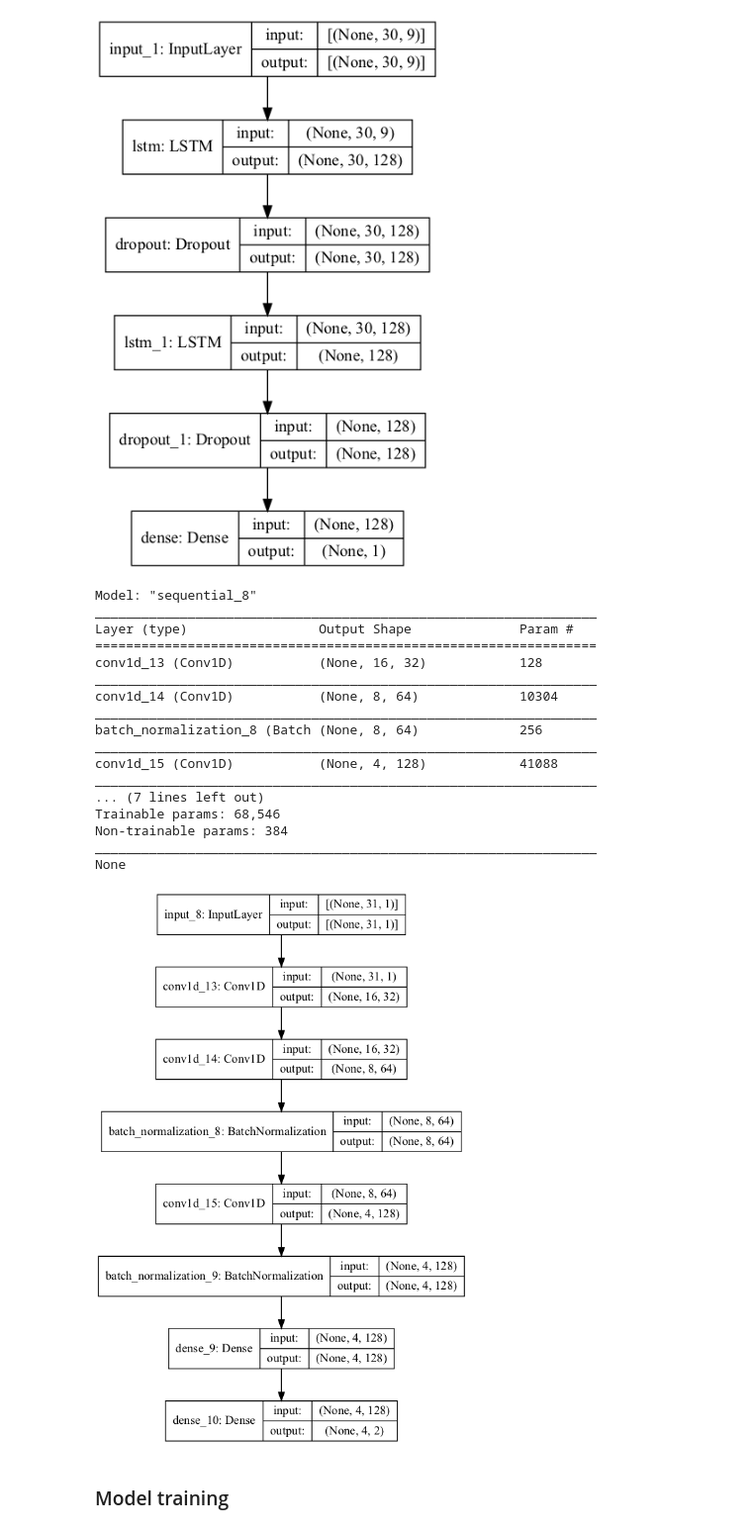
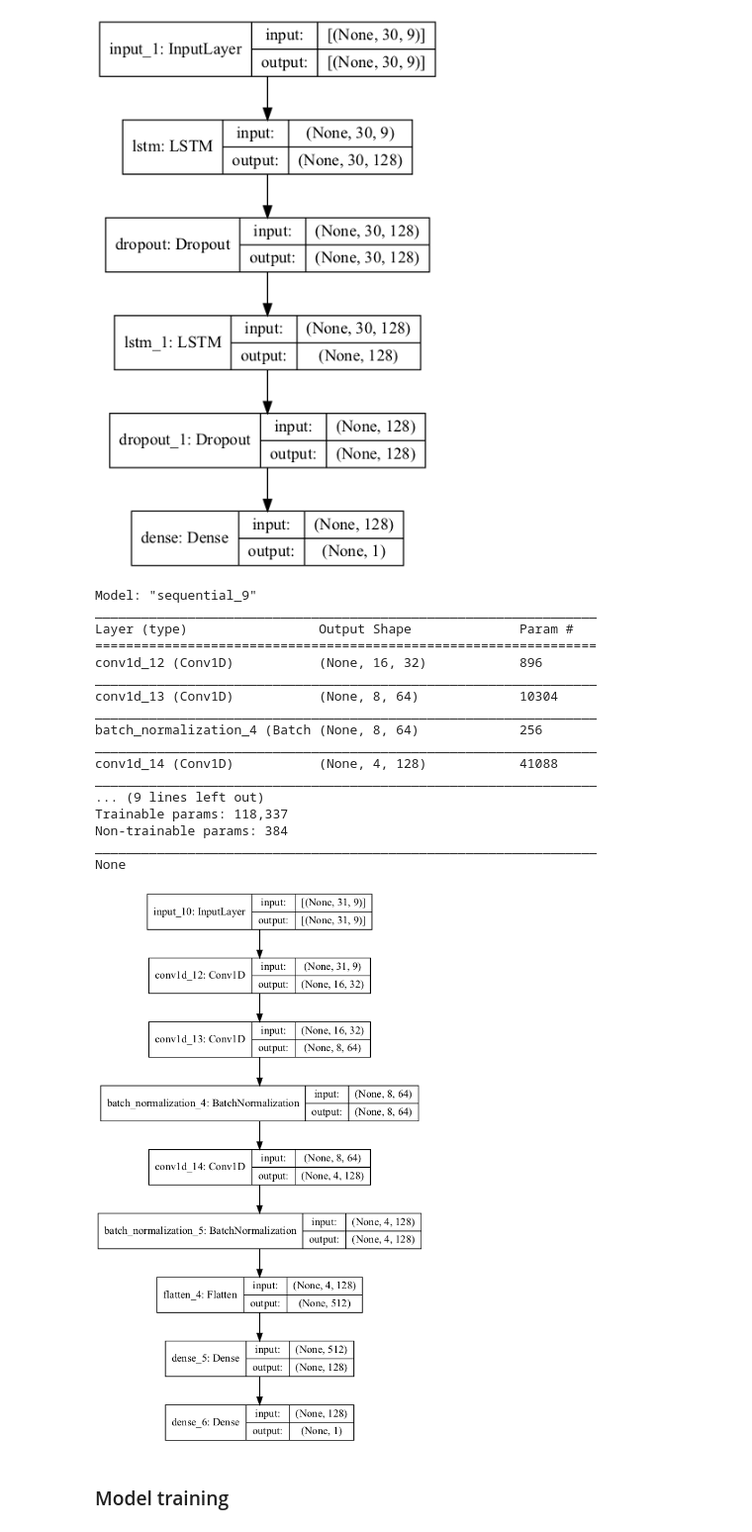
Before and after one commit to wilsonvolker/comparative-study-bgru-gan-model, a Jupyter notebook: 3.2. Model Training - GAN.ipynb, the cells around one changed output. Shown at 99% size. Saved outputs shown, nothing was run; the diff lists cells and outputs as text; code cells hidden in the pictures.

Commit message:
doing GAN model, still need to complete the content and try. Also added the hyper param searching ipynb files

```diff
--- a/3.2. Model Training - GAN.ipynb
+++ b/3.2. Model Training - GAN.ipynb
@@ -20,8 +21,8 @@ from keras.callbacks import ModelCheckpoint, EarlyStopping
 # %%
 MODEL_STRUCTURE_PATH = "./diagrams/model_structures"
 MODEL_TRAIN_HISTORY_DIAGRAMS_PATH = "./diagrams/model/training"
-# PROCESSED_STOCKS_PATH = "./data/processed"
-TRAINING_STOCKS_PATH = "./data/processed/training_data"
+PROCESSED_STOCKS_PATH = "./data/processed/training_data"
+# TRAINING_STOCKS_PATH = "./data/processed/training_data"
 EVALUATE_STOCKS_PATH = "./data/processed/stocks_for_evaluate"
 TRAIN_STOCK_NAMES_PATH = "./data/processed/stock_names_for_training"
 
@@ -30,13 +31,14 @@ HK_MODELS_CHECKPOINT_PATH = "./model/hk"
 US_MODELS_CHECKPOINT_PATH = "./model/us"
 
 hk_gan_file_path = "{}/gan.h5".format(HK_MODELS_CHECKPOINT_PATH)
-hk_gan_train_history_file_path = "{}/gan_history/gan_training_history.npy".format(HK_MODELS_CHECKPOINT_PATH)
+hk_gan_train_history_file_path = "{}/gan_training_history.npy".format(HK_MODELS_CHECKPOINT_PATH)
 
 us_gan_file_path = "{}/gan.h5".format(US_MODELS_CHECKPOINT_PATH)
-us_gan_train_history_file_path = "{}/gan_history/gan_training_history.npy".format(US_MODELS_CHECKPOINT_PATH)
+us_gan_train_history_file_path = "{}/gan_training_history.npy".format(US_MODELS_CHECKPOINT_PATH)
 
 TRAIN_EPOCHS = 100
 time_lag = 30 # days (aka time steps/step size)
+CLOSE_PRICE_COLUMN_INDEX = 3 # from Data Processing.ipynb
 
 def create_dir_if_not_exist(dirname):
     if not os.path.exists(dirname):
@@ -189,18 +223,26 @@ def make_generator(input_dim, feature_cnt) -> tf.keras.models.Model:
 # %% [markdown]
 ###### GAN - Discriminator
 # %%
-def make_discriminator() -> tf.keras.models.Model:
+def make_discriminator(feature_cnt) -> tf.keras.models.Model:
     model = Sequential()
 
     model.add(
         Input(
             shape=(time_lag + 1, 1) # https://github.com/yiweizhang526/time-series-prediction-with-gan/blob/d09e5eecca8e85beeea88bf331d35cfc7614a223/keras_code/keras_GAN.py#L82
+            # shape=((time_lag + 1), feature_cnt)
         )
     )
 
     # 1st cnn
     model.add(
-        Conv1D(32, input_shape=(time_lag + 1, 1), kernel_size=3, strides=2, padding="same", activation=LeakyReLU(alpha=0.01))
+        Conv1D(32,
+               input_shape=(time_lag + 1, 1),
+               # input_shape=((time_lag + 1), feature_cnt),
+               kernel_size=3,
+               strides=2,
+               padding="same",
+               activation=LeakyReLU(alpha=0.01)
+        )
     )
 
     # 2nd cnn + bn
@@ -219,16 +261,17 @@ def make_discriminator() -> tf.keras.models.Model:
         BatchNormalization()
     )
 
-    # model.add(
-    #     Flatten()
-    # )
+    model.add(
+        Flatten()
+    )
 
     model.add(
         Dense(128, activation=LeakyReLU(), use_bias=False)
     )
 
     model.add(
-        Dense(2, activation="sigmoid")
+        # Dense(2, activation="sigmoid")
+        Dense(1, activation="sigmoid")
     )
 
     print(model.summary())
@@ -269,30 +315,30 @@ None
 # %%
 # plot model structure (Discriminator)
 create_dir_if_not_exist(MODEL_STRUCTURE_PATH)
 plot_model(
-    make_discriminator(),
+    make_discriminator(feature_cnt=X_train_hk.shape[2]),
     show_shapes=True,
     show_layer_names=True,
     to_file="{}/GAN_generator_structure.png".format(MODEL_STRUCTURE_PATH)
 )
 # %% [output]
-Model: "sequential_8"
+Model: "sequential_9"
 _________________________________________________________________
 Layer (type)                 Output Shape              Param #
 =================================================================
-conv1d_13 (Conv1D)           (None, 16, 32)            128
+conv1d_12 (Conv1D)           (None, 16, 32)            896
 _________________________________________________________________
-conv1d_14 (Conv1D)           (None, 8, 64)             10304
+conv1d_13 (Conv1D)           (None, 8, 64)             10304
 _________________________________________________________________
-batch_normalization_8 (Batch (None, 8, 64)             256
+batch_normalization_4 (Batch (None, 8, 64)             256
 _________________________________________________________________
-conv1d_15 (Conv1D)           (None, 4, 128)            41088
+conv1d_14 (Conv1D)           (None, 4, 128)            41088
 _________________________________________________________________
-... (7 lines left out)
-Trainable params: 68,546
+... (9 lines left out)
+Trainable params: 118,337
 Non-trainable params: 384
 _________________________________________________________________
 None
-[figure, old version]
+[figure, new version]
 # %% [markdown]
 ### Model training
```
Also changed, not shown: parts of 6 cells of this notebook, 1 other file.
